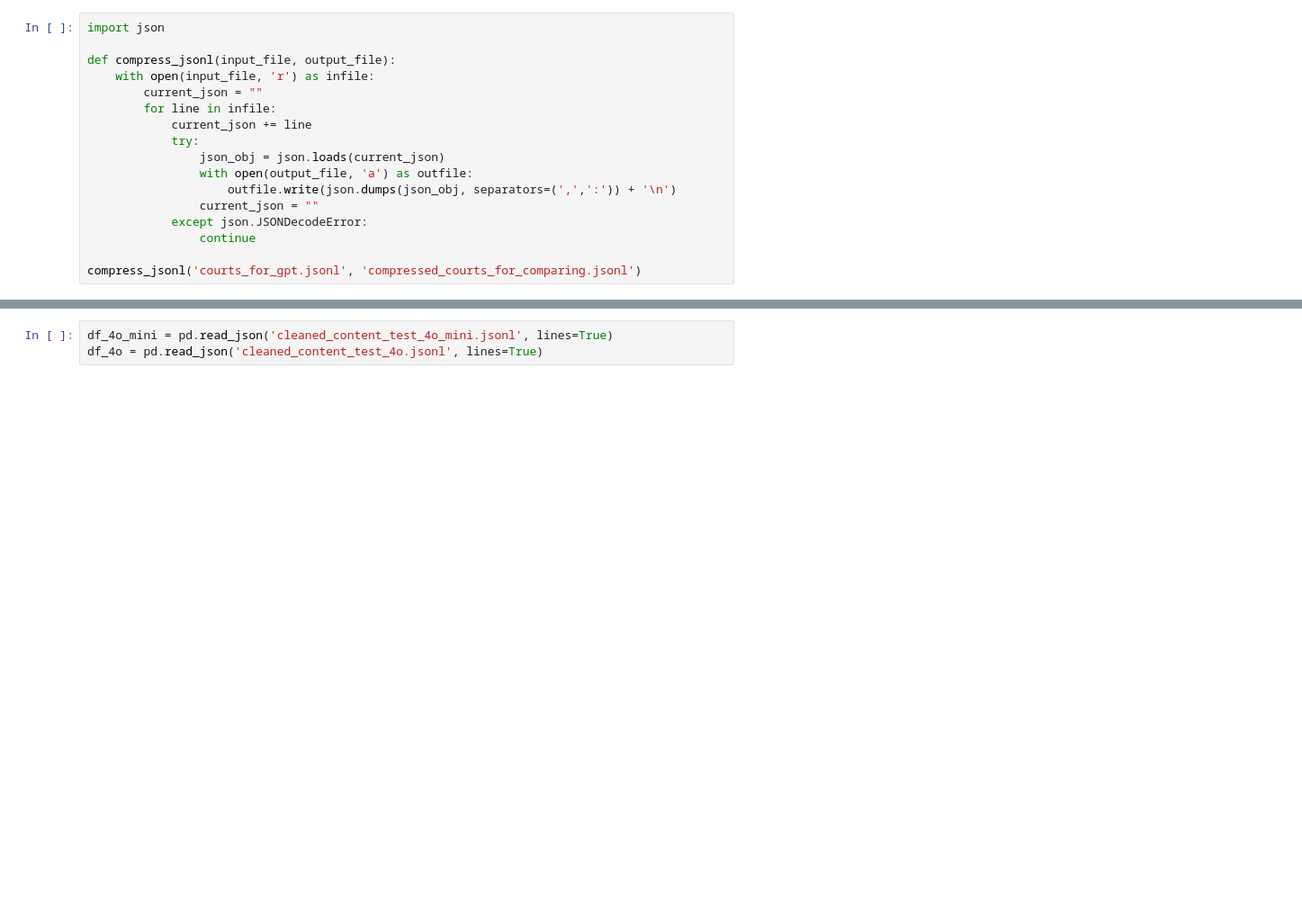
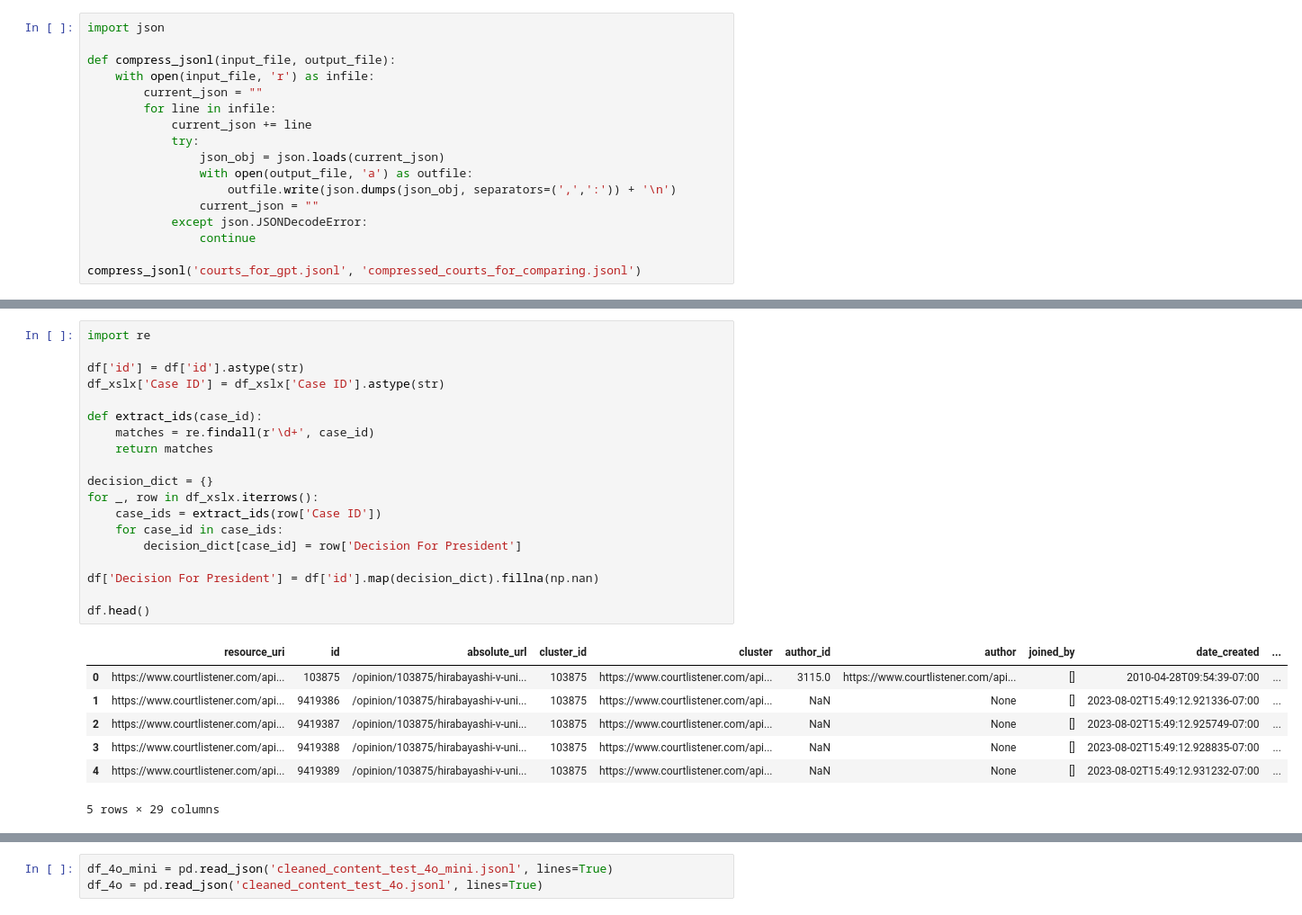
Before and after one commit to kazakhpunk/LLM-Political-Bias, a Jupyter notebook: 4o_and_4o_mini_cross-validation.ipynb, the cells around one changed output, grey strips where cells are left out. Shown: that part at 90% size. Cells and saved outputs as stored; diff of their text form; blank space fills up the shorter version.

```diff
--- a/4o_and_4o_mini_cross-validation.ipynb
+++ b/4o_and_4o_mini_cross-validation.ipynb
@@ -59,0 +83,27 @@ dtype: int64
+# %%
+import re
+
+df['id'] = df['id'].astype(str)
+df_xslx['Case ID'] = df_xslx['Case ID'].astype(str)
+
+def extract_ids(case_id):
+    matches = re.findall(r'\d+', case_id)
+    return matches
+
+decision_dict = {}
+for _, row in df_xslx.iterrows():
+    case_ids = extract_ids(row['Case ID'])
+    for case_id in case_ids:
+        decision_dict[case_id] = row['Decision For President']
+
+df['Decision For President'] = df['id'].map(decision_dict).fillna(np.nan)
+
+df.head()
+# %% [output]
+|  | resource_uri | id | absolute_url | cluster_id | cluster | author_id | author | joined_by | date_created | ... |
+| 0 | https://www.courtlistener.com/api... | 103875 | /opinion/103875/hirabayashi-v-uni... | 103875 | https://www.courtlistener.com/api... | 3115.0 | https://www.courtlistener.com/api... | [] | 2010-04-28T09:54:39-07:00 | ... |
+| 1 | https://www.courtlistener.com/api... | 9419386 | /opinion/103875/hirabayashi-v-uni... | 103875 | https://www.courtlistener.com/api... | NaN | None | [] | 2023-08-02T15:49:12.921336-07:00 | ... |
+| 2 | https://www.courtlistener.com/api... | 9419387 | /opinion/103875/hirabayashi-v-uni... | 103875 | https://www.courtlistener.com/api... | NaN | None | [] | 2023-08-02T15:49:12.925749-07:00 | ... |
+| 3 | https://www.courtlistener.com/api... | 9419388 | /opinion/103875/hirabayashi-v-uni... | 103875 | https://www.courtlistener.com/api... | NaN | None | [] | 2023-08-02T15:49:12.928835-07:00 | ... |
+| 4 | https://www.courtlistener.com/api... | 9419389 | /opinion/103875/hirabayashi-v-uni... | 103875 | https://www.courtlistener.com/api... | NaN | None | [] | 2023-08-02T15:49:12.931232-07:00 | ... |
+5 rows × 29 columns
```
Also changed, not shown: parts of 14 cells of this notebook.
